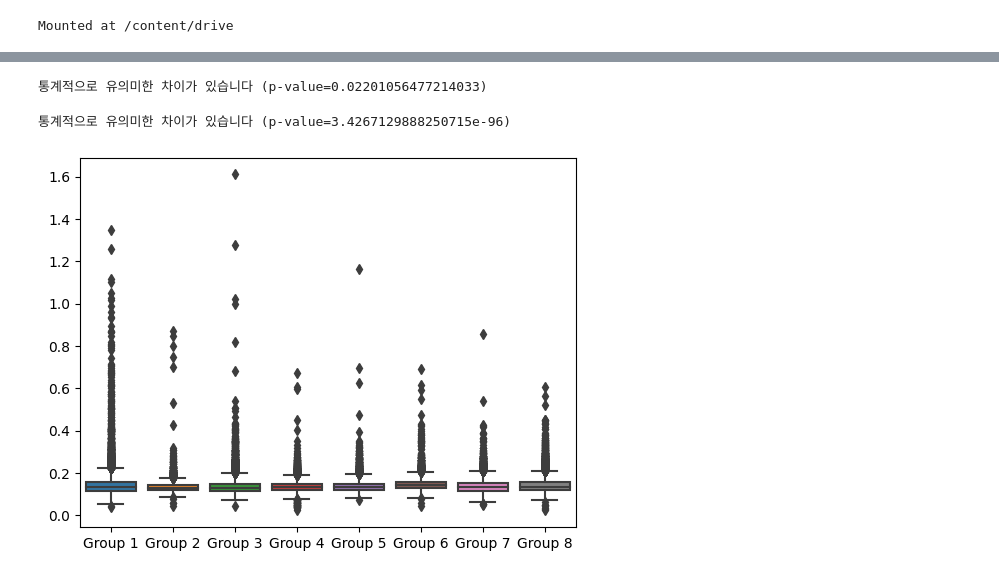
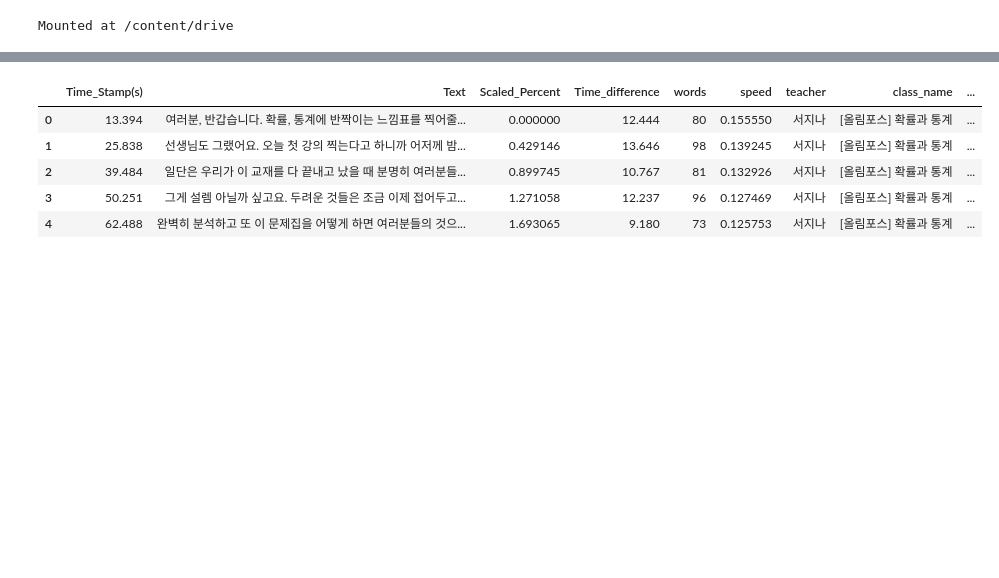
Before and after one commit to BigNcho/ebs_project, a Jupyter notebook: 분석/말 속도/언어빠르기.ipynb, the cells around one changed output, grey strips where cells are left out. Cells and saved outputs as stored; diff of their text form; code cells hidden in the pictures; blank space fills up the shorter version.

```diff
--- a/분석/말 속도/언어빠르기.ipynb
+++ b/분석/말 속도/언어빠르기.ipynb
@@ -498,48 +132,0 @@ See the caveats in the documentation: https://pandas.pydata.org/pandas-docs/stab
-# %%
-from scipy.stats import ttest_ind
-
-t_statistic, p_value = ttest_ind(result_dataframes[0]['speed'], result_dataframes[7]['speed'])
-
-# p-value가 유의수준 (예: 0.05)보다 작으면 차이가 통계적으로 유의미하다고 판단할 수 있음
-alpha = 0.05
-if p_value < alpha:
-    print(f"통계적으로 유의미한 차이가 있습니다 (p-value={p_value})")
-else:
-    print(f"통계적으로 유의미한 차이가 없습니다 (p-value={p_value})")
-# %% [output]
-통계적으로 유의미한 차이가 있습니다 (p-value=0.02201056477214033)
-# %%
-from scipy.stats import ttest_ind
-
-t_statistic, p_value = ttest_ind(result_dataframes[4]['speed'], result_dataframes[5]['speed'])
-
-# p-value가 유의수준 (예: 0.05)보다 작으면 차이가 통계적으로 유의미하다고 판단할 수 있음
-alpha = 0.05
-if p_value < alpha:
-
-
-    print(f"통계적으로 유의미한 차이가 있습니다 (p-value={p_value})")
-else:
-    print(f"통계적으로 유의미한 차이가 없습니다 (p-value={p_value})")
-# %% [output]
-통계적으로 유의미한 차이가 있습니다 (p-value=3.4267129888250715e-96)
-# %%
-import seaborn as sns
-import matplotlib.pyplot as plt
-
-df = pd.DataFrame({
-    'Group 1': result_dataframes[0]['speed'],
-    'Group 2': result_dataframes[1]['speed'],
-    'Group 3': result_dataframes[2]['speed'],
-    'Group 4': result_dataframes[3]['speed'],
-    'Group 5': result_dataframes[4]['speed'],
-    'Group 6': result_dataframes[5]['speed'],
-    'Group 7': result_dataframes[6]['speed'],
-    'Group 8': result_dataframes[7]['speed']
-})
-
-# 상자 그림으로 시각화
-sns.boxplot(data=df)
-plt.show()
-# %% [output]
-[figure, removed]
@@ -545,0 +135,9 @@ plt.show()
+# %%
+combined_df_1.head()
+# %% [output]
+|  | Time_Stamp(s) | Text | Scaled_Percent | Time_difference | words | speed | teacher | class_name | ... |
+| 0 | 13.394 | 여러분, 반갑습니다. 확률, 통계에 반짝이는 느낌표를 찍어줄... | 0.000000 | 12.444 | 80 | 0.155550 | 서지나 | [올림포스] 확률과 통계 | ... |
+| 1 | 25.838 | 선생님도 그랬어요. 오늘 첫 강의 찍는다고 하니까 어저께 밤... | 0.429146 | 13.646 | 98 | 0.139245 | 서지나 | [올림포스] 확률과 통계 | ... |
+| 2 | 39.484 | 일단은 우리가 이 교재를 다 끝내고 났을 때 분명히 여러분들... | 0.899745 | 10.767 | 81 | 0.132926 | 서지나 | [올림포스] 확률과 통계 | ... |
+| 3 | 50.251 | 그게 설렘 아닐까 싶고요. 두려운 것들은 조금 이제 접어두고... | 1.271058 | 12.237 | 96 | 0.127469 | 서지나 | [올림포스] 확률과 통계 | ... |
+| 4 | 62.488 | 완벽히 분석하고 또 이 문제집을 어떻게 하면 여러분들의 것으... | 1.693065 | 9.180 | 73 | 0.125753 | 서지나 | [올림포스] 확률과 통계 | ... |
```
Also changed, not shown: parts of 12 cells of this notebook, 3 other files.
